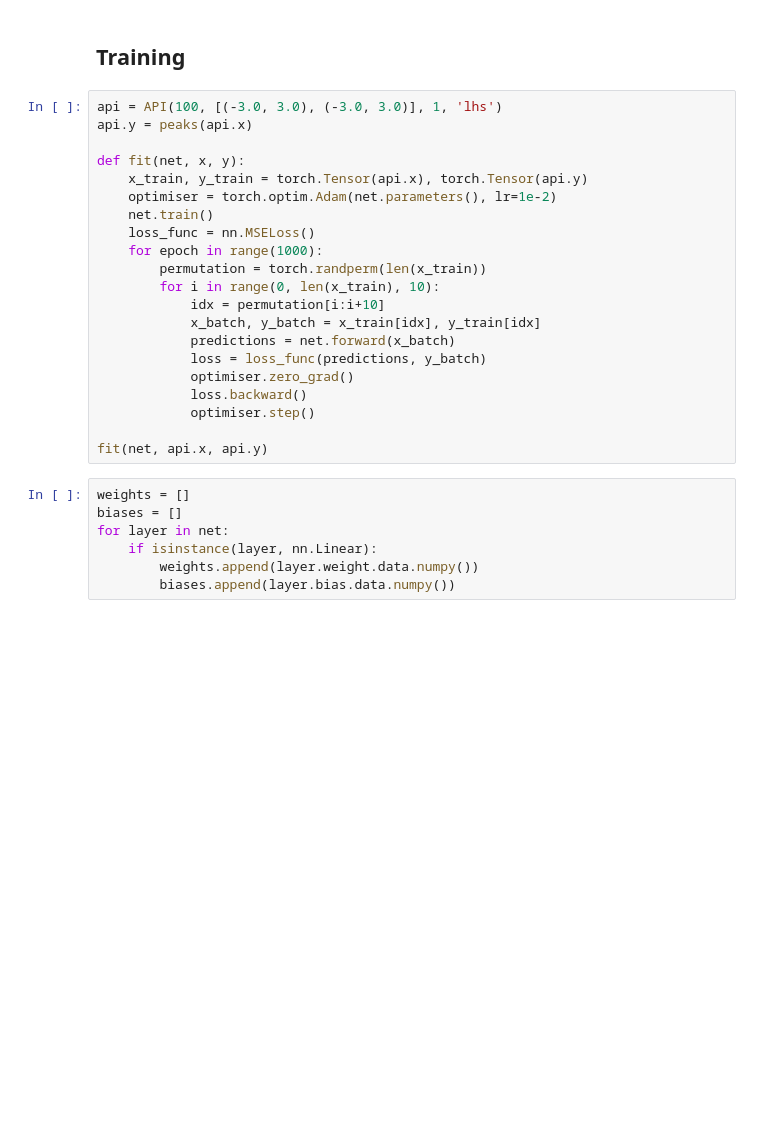
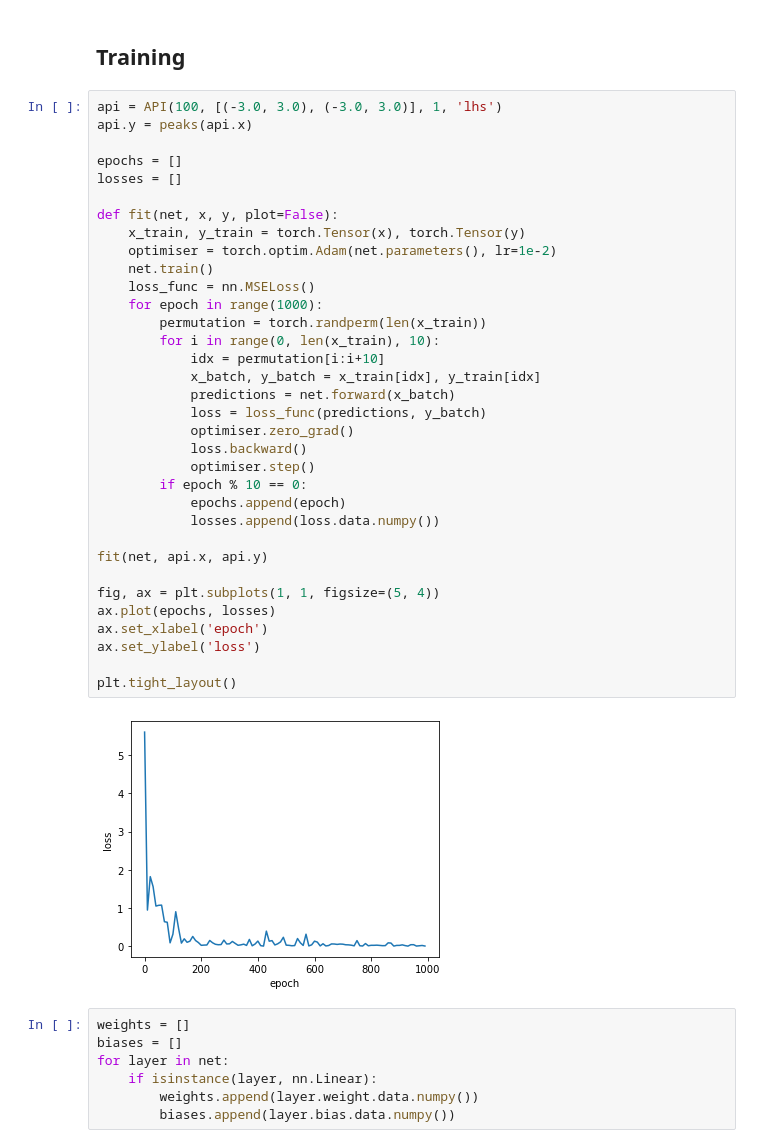
Before and after one commit to MGuo-Lab/oodx, a Jupyter notebook: notebooks/neural_networks.ipynb, the cells around one changed output. Cells and saved outputs as stored; diff of their text form; blank space fills up the shorter version.

```diff
--- a/notebooks/neural_networks.ipynb
+++ b/notebooks/neural_networks.ipynb
@@ -162,24 +162,39 @@ Sequential(
 # %%
 api = API(100, [(-3.0, 3.0), (-3.0, 3.0)], 1, 'lhs')
 api.y = peaks(api.x)
 
-def fit(net, x, y):
-    x_train, y_train = torch.Tensor(api.x), torch.Tensor(api.y)
+epochs = []
+losses = []
+
+def fit(net, x, y, plot=False):
+    x_train, y_train = torch.Tensor(x), torch.Tensor(y)
     optimiser = torch.optim.Adam(net.parameters(), lr=1e-2)
     net.train()
     loss_func = nn.MSELoss()
     for epoch in range(1000):
         permutation = torch.randperm(len(x_train))
         for i in range(0, len(x_train), 10):
             idx = permutation[i:i+10]
             x_batch, y_batch = x_train[idx], y_train[idx]
             predictions = net.forward(x_batch)
             loss = loss_func(predictions, y_batch)
             optimiser.zero_grad()
             loss.backward()
             optimiser.step()
+        if epoch % 10 == 0:
+            epochs.append(epoch)
+            losses.append(loss.data.numpy())
 
 fit(net, api.x, api.y)
+
+fig, ax = plt.subplots(1, 1, figsize=(5, 4))
+ax.plot(epochs, losses)
+ax.set_xlabel('epoch')
+ax.set_ylabel('loss')
+
+plt.tight_layout()
+# %% [output]
+[figure, added]
 # %%
 weights = []
 biases = []
```
Also changed, not shown: parts of 30 cells of this notebook, 1 other file.
